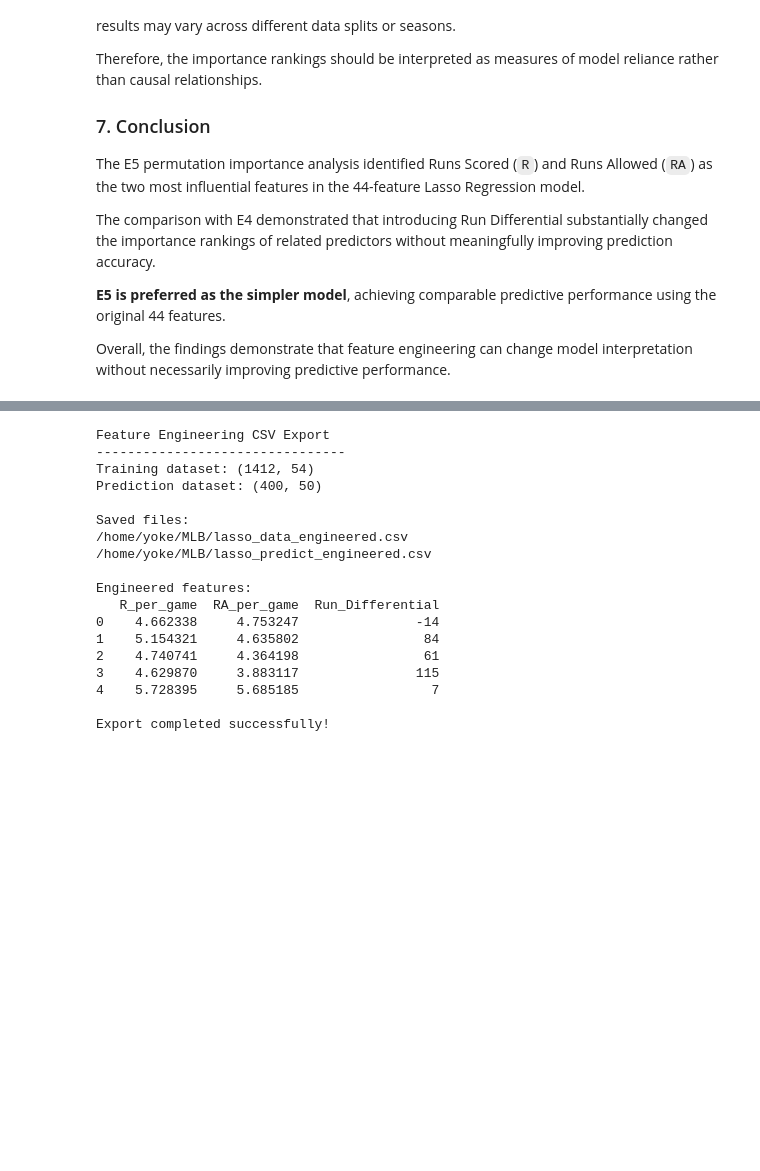
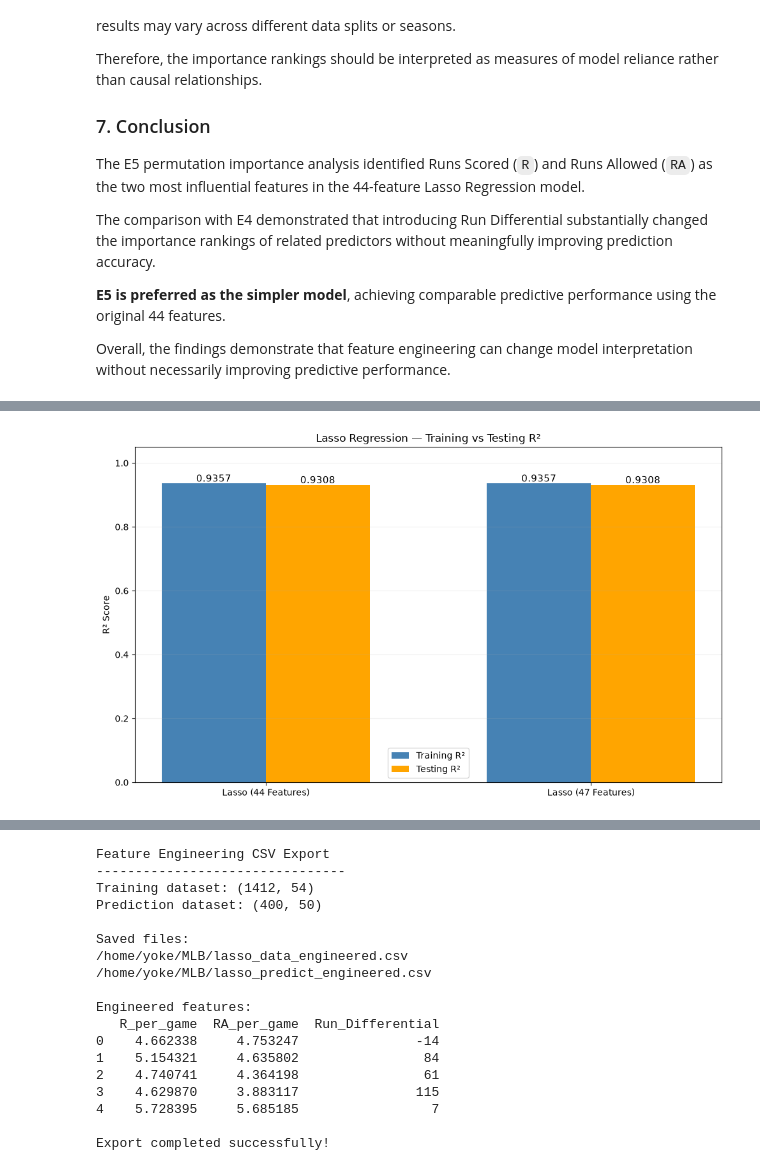
Before and after one commit to laiyokew6996/MLB, a Jupyter notebook: moneyball-starter-notebook(edited).ipynb, the cells around one changed output, grey strips where cells are left out. Saved outputs shown, nothing was run; the diff lists cells and outputs as text; code cells hidden in the pictures; blank space fills up the shorter version.

```diff
--- a/moneyball-starter-notebook(edited).ipynb
+++ b/moneyball-starter-notebook(edited).ipynb
@@ -3064,0 +3351,52 @@ Overall, the findings demonstrate that feature engineering can change model inte
+# %%
+# ============================================================
+# Lasso Regression — Training vs Testing R²
+# Overfitting Assessment
+# ============================================================
+
+import numpy as np
+import matplotlib.pyplot as plt
+
+models = ["Lasso (44 Features)", "Lasso (47 Features)"]
+
+# Results from completed experiments
+train_r2 = [0.9357, 0.9357]
+test_r2  = [0.9308, 0.9308]
+
+x = np.arange(len(models))
+width = 0.32
+
+plt.figure(figsize=(10, 6))
+
+bars1 = plt.bar(
+    x - width / 2, train_r2, width,
+    label="Training R²", color="steelblue"
+)
+
+bars2 = plt.bar(
+    x + width / 2, test_r2, width,
+    label="Testing R²", color="orange"
+)
+
+# Show R² values
+for bars in [bars1, bars2]:
+    for bar in bars:
+        plt.text(
+            bar.get_x() + bar.get_width() / 2,
+            bar.get_height() + 0.006,
+            f"{bar.get_height():.4f}",
+            ha="center",
+            fontsize=11
+        )
+
+plt.xticks(x, models)
+plt.ylabel("R² Score")
+plt.title("Lasso Regression — Training vs Testing R²")
+
+plt.ylim(0, 1.05)
+plt.legend()
+plt.grid(axis="y", alpha=0.2)
+plt.tight_layout()
+plt.show()
+# %% [output]
+[figure, added]
```
Also changed, not shown: parts of 5 cells of this notebook, 3 other files.
